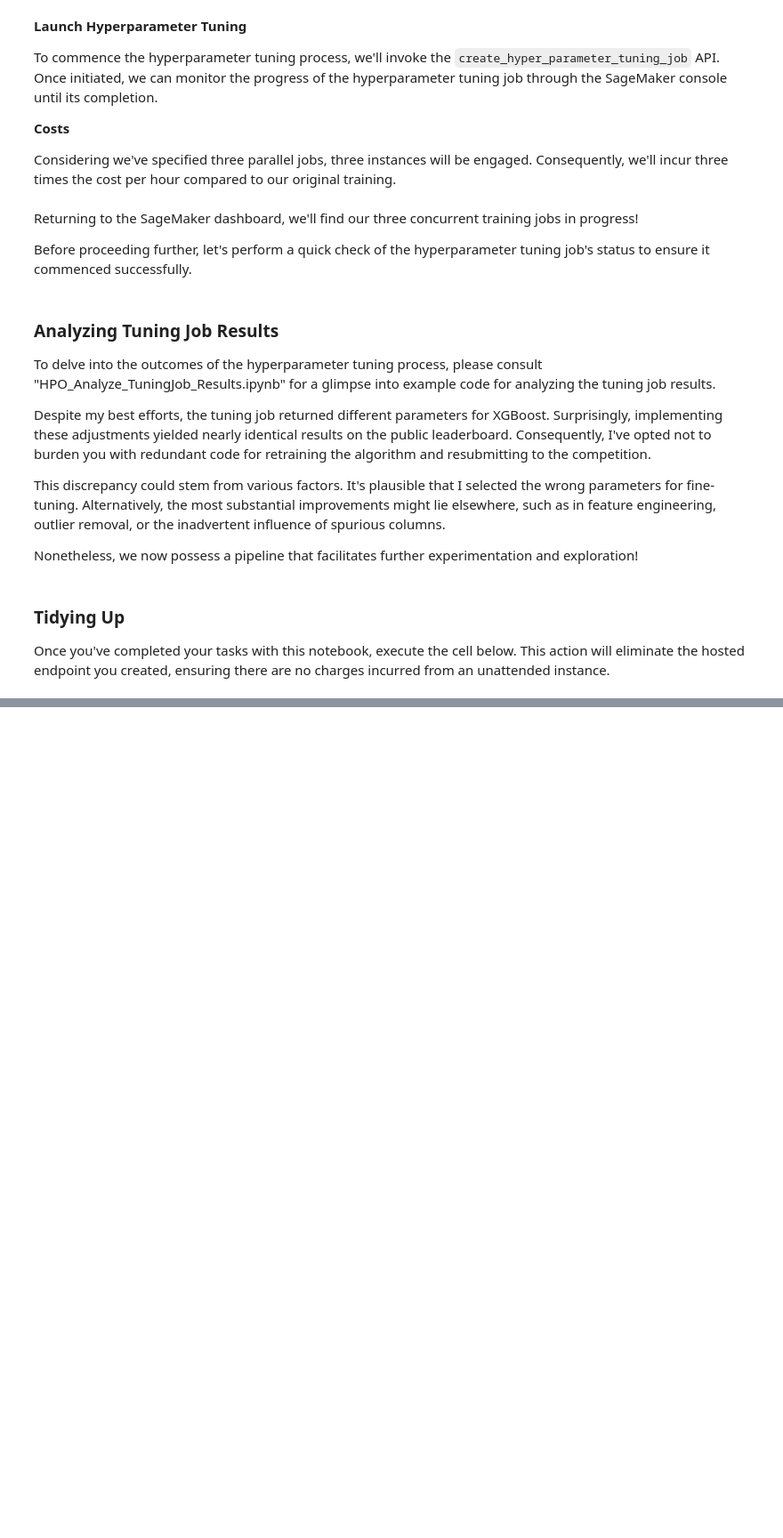
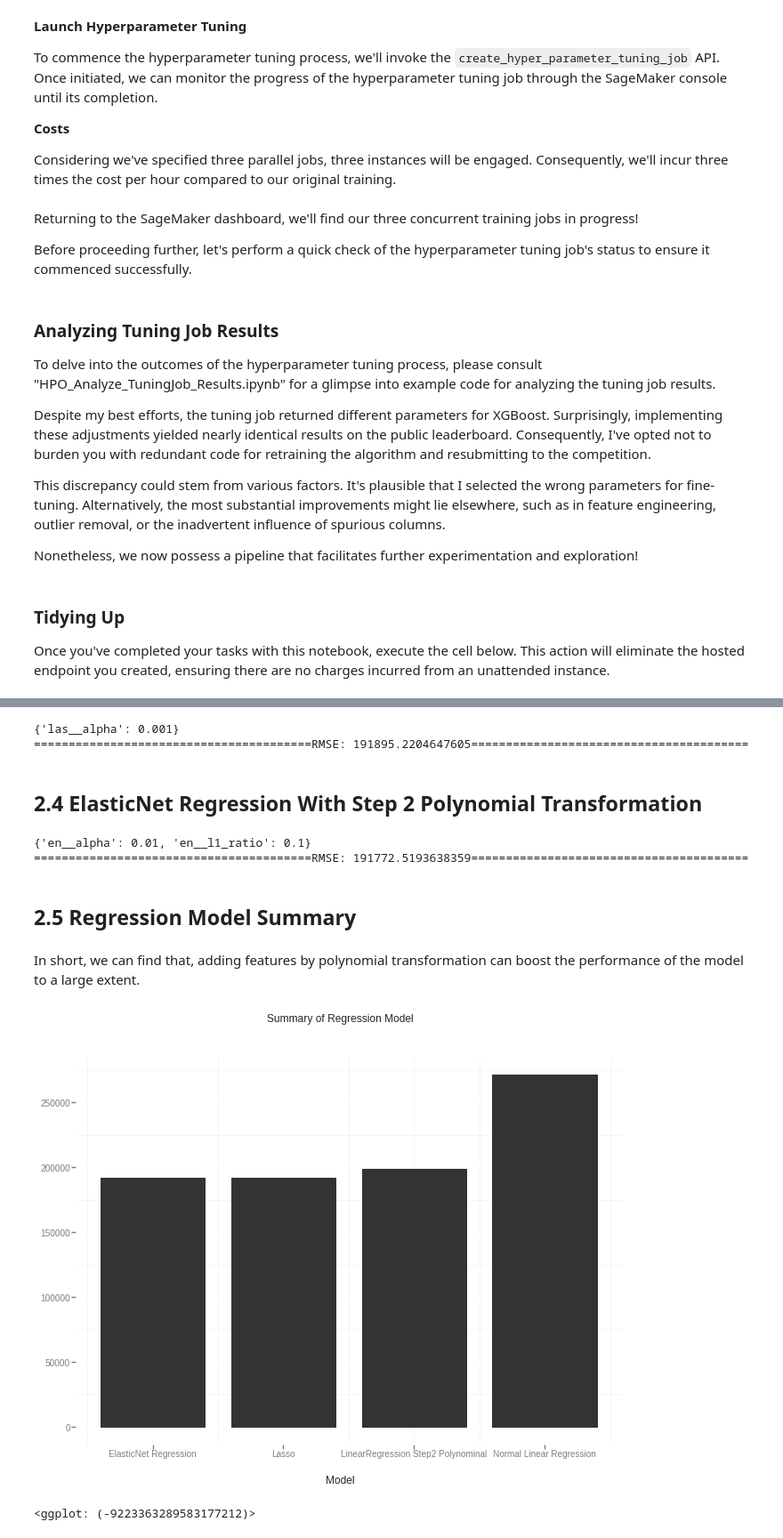
Before and after one commit to malanistamez/MLE-Projects, a Jupyter notebook: Capstone Project/predict_house_pricing_project.ipynb, the cells around one changed output, grey strips where cells are left out. Shown at 89% size. Saved outputs shown, nothing was run; the diff lists cells and outputs as text; code cells hidden in the pictures; blank space fills up the shorter version.

```diff
--- a/Capstone Project/predict_house_pricing_project.ipynb
+++ b/Capstone Project/predict_house_pricing_project.ipynb
@@ -570,0 +601,8 @@ sagemaker.Session().delete_endpoint(xgb_predictor.endpoint)
+# %%
+Models.append('Normal Linear Regression')
+reg = LinearRegression(n_jobs=-1)
+reg.fit(train_[columns],train_['log_price'])
+pred = np.exp(reg.predict(test_))
+Accuracy = sqrt(mse(pred,test['price']))
+print('=='*20+'RMSE: '+str(Accuracy)+'=='*20)
+RMSE.append(Accuracy)
@@ -570,0 +633,2 @@ sagemaker.Session().delete_endpoint(xgb_predictor.endpoint)
+# %%
+Models.append('LinearRegression Step2 Polynominal')
@@ -571,3 +639,53 @@ sagemaker.Session().delete_endpoint(xgb_predictor.endpoint)
+# %%
+pipe = Pipeline([
+('sc',StandardScaler()),
+('poly',PolynomialFeatures(degree=2,include_bias=True)),
+('las',Lasso())
+])
+model = GridSearchCV(pipe,param_grid={'las__alpha':[0.0005,0.001,0.01]})
+model.fit(train_[columns],train_['log_price'])
+degree = model.best_params_
+print(degree)
+pred = np.exp(model.predict(test_))
+Accuracy = sqrt(mse(pred,test['price']))
+print('=='*20+'RMSE: '+str(Accuracy)+'=='*20)
+RMSE.append(Accuracy)
+Models.append('Lasso')
+# %% [output]
+{'las__alpha': 0.001}
+========================================RMSE: 191895.2204647605========================================
+# %% [markdown]
+## 2.4 ElasticNet Regression With Step 2 Polynomial Transformation
+# %%
+from sklearn.linear_model import ElasticNet
+pipe = Pipeline([
+('sc',StandardScaler()),
+('poly',PolynomialFeatures(degree=2,include_bias=True)),
+('en',ElasticNet())
+])
+model = GridSearchCV(pipe,param_grid={'en__alpha':[0.005,0.01,0.05,0.1],'en__l1_ratio':[0.1,0.4,0.8]})
+model.fit(train_[columns],train_['log_price'])
+degree = model.best_params_
+print(degree)
+pred = np.exp(model.predict(test_))
+Accuracy = sqrt(mse(pred,test['price']))
+print('=='*20+'RMSE: '+str(Accuracy)+'=='*20)
+RMSE.append(Accuracy)
+Models.append('ElasticNet Regression')
+# %% [output]
+{'en__alpha': 0.01, 'en__l1_ratio': 0.1}
+========================================RMSE: 191772.5193638359========================================
+# %% [markdown]
+## 2.5 Regression Model Summary
+# %% [markdown]
+In short, we can find that, adding features by polynomial transformation can boost the performance of the model to a large extent.
+# %%
+RegSummary = pd.DataFrame({'Model':Models,'RMSE':RMSE})
+summary = ggplot(RegSummary,aes(x='Model',weight='RMSE'))+geom_bar()+theme_bw()+ggtitle('Summary of Regression Model')
+print(summary)
+# %% [output]
+[figure, added]
+<ggplot: (-9223363289583177212)>
 # %% [markdown]
 ## Final Thoughts
 
```
Also changed, not shown: parts of 16 cells of this notebook, 2 other files.
